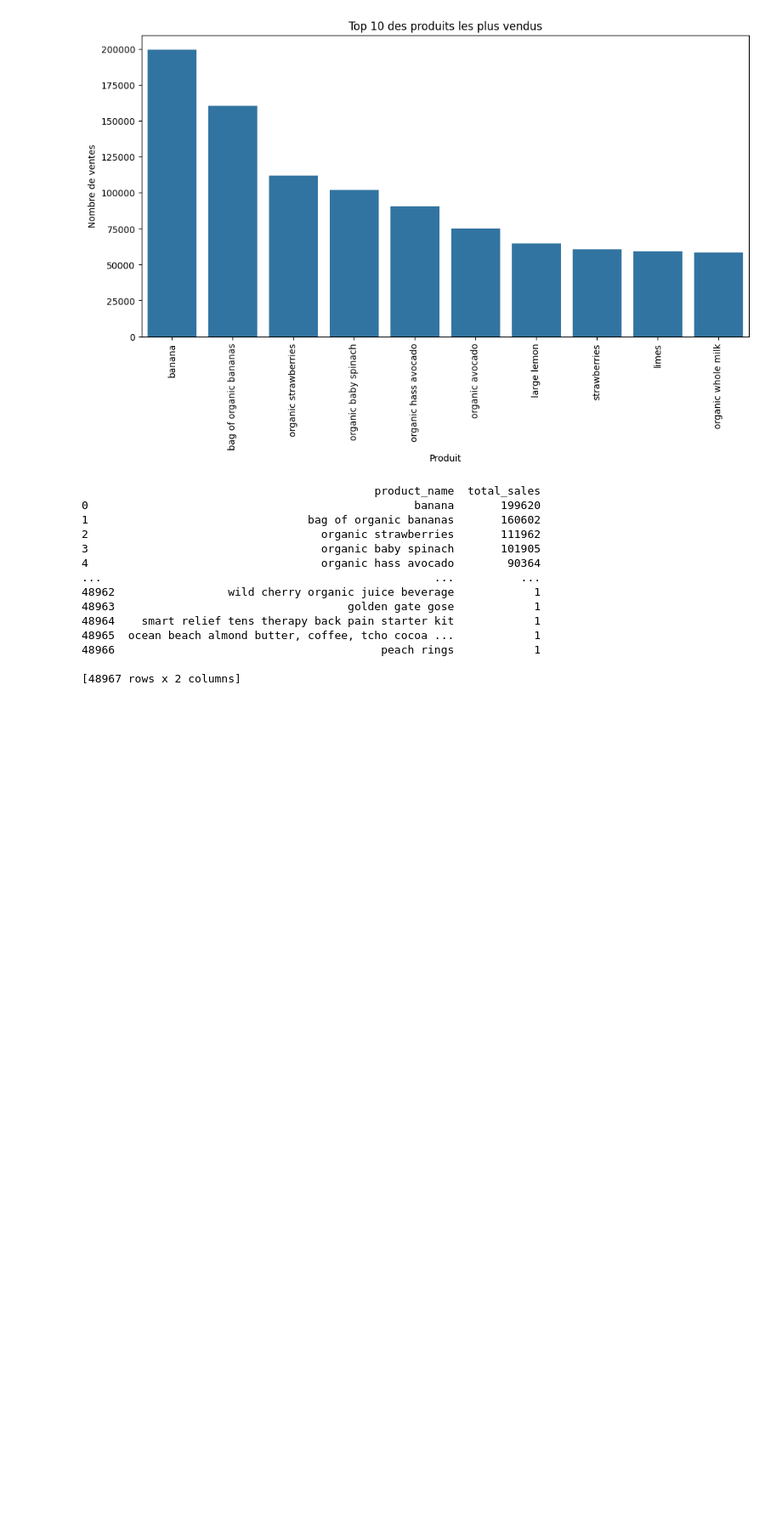
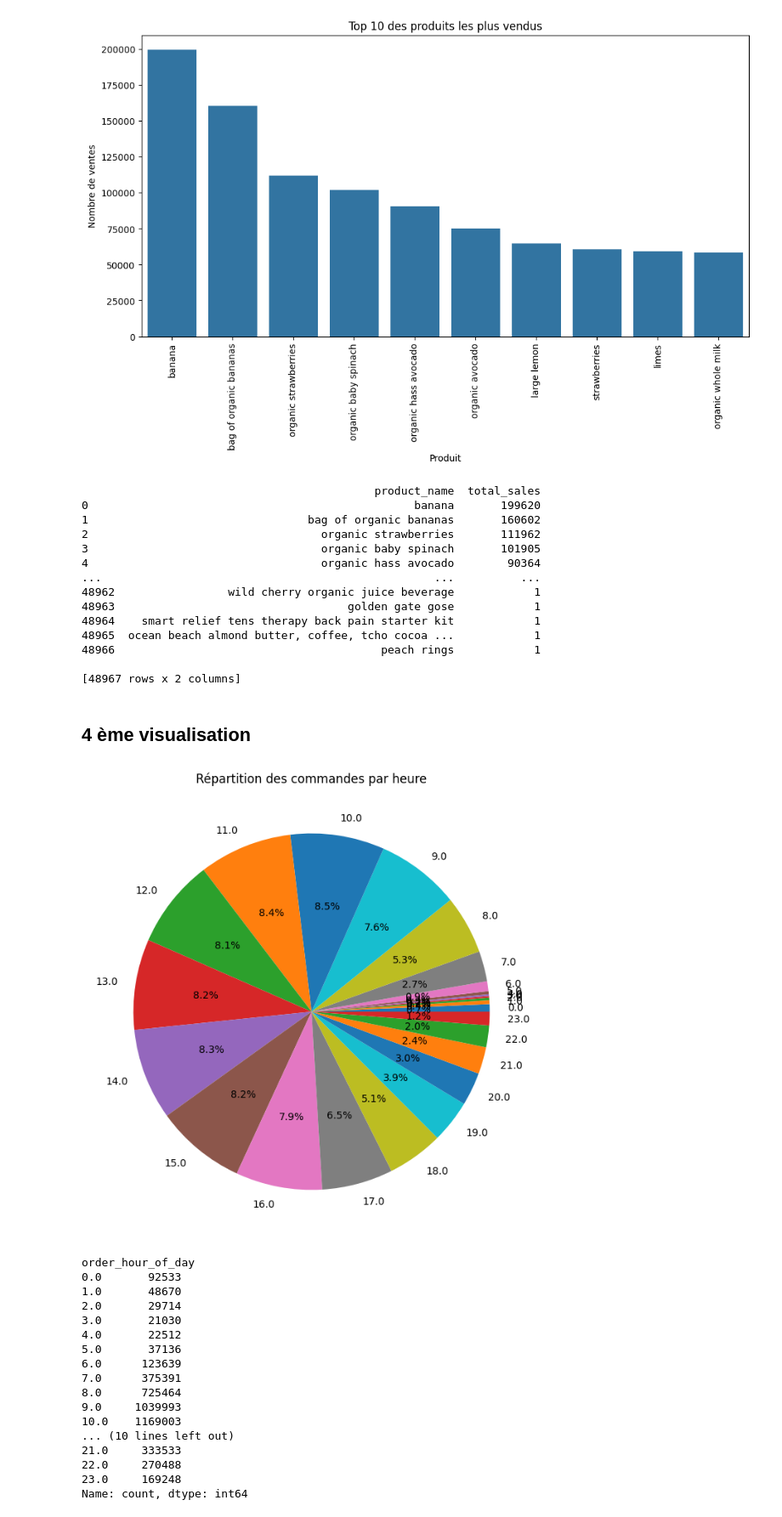
Before and after one commit to jarodpg/NextBuy, a Jupyter notebook: nextbuy_visualisation.ipynb, the cells around one changed output. Shown at 85% size. Saved outputs shown, nothing was run; the diff lists cells and outputs as text; code cells hidden in the pictures; blank space fills up the shorter version.

Commit message:
[+] 2 visualisation , un .pie et un bar plot sur les heures/commandes

```diff
--- a/nextbuy_visualisation.ipynb
+++ b/nextbuy_visualisation.ipynb
@@ -117,3 +117,39 @@ print(vente)
 48966                                        peach rings            1
 
 [48967 rows x 2 columns]
+# %% [markdown]
+## 4 ème visualisation
+# %%
+import pandas as pd
+import matplotlib.pyplot as plt
+
+df = pd.read_csv("datasets-cleaned/df_order_products_clean.csv")
+
+
+CommandeParHeure = df['order_hour_of_day'].value_counts().sort_index()
+
+plt.figure(figsize=(8,8))
+plt.pie(CommandeParHeure, labels=CommandeParHeure.index, autopct='%1.1f%%') # label affiche de 0 à 23 les heures
+plt.title("Répartition des commandes par heure")
+plt.show()
+
+print( CommandeParHeure)
+# %% [output]
+[figure, added]
+order_hour_of_day
+0.0       92533
+1.0       48670
+2.0       29714
+3.0       21030
+4.0       22512
+5.0       37136
+6.0      123639
+7.0      375391
+8.0      725464
+9.0     1039993
+10.0    1169003
+... (10 lines left out)
+21.0     333533
+22.0     270488
+23.0     169248
+Name: count, dtype: int64
```
Also changed, not shown: parts of 2 cells of this notebook.
